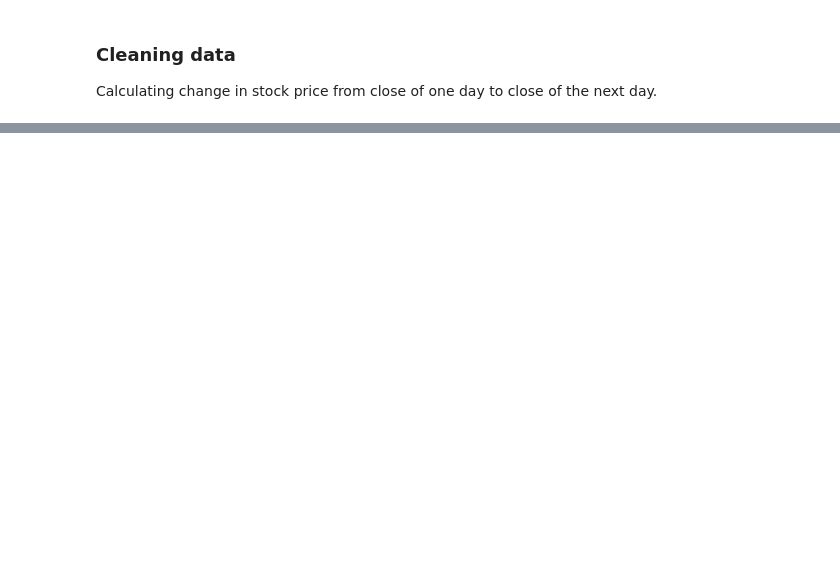
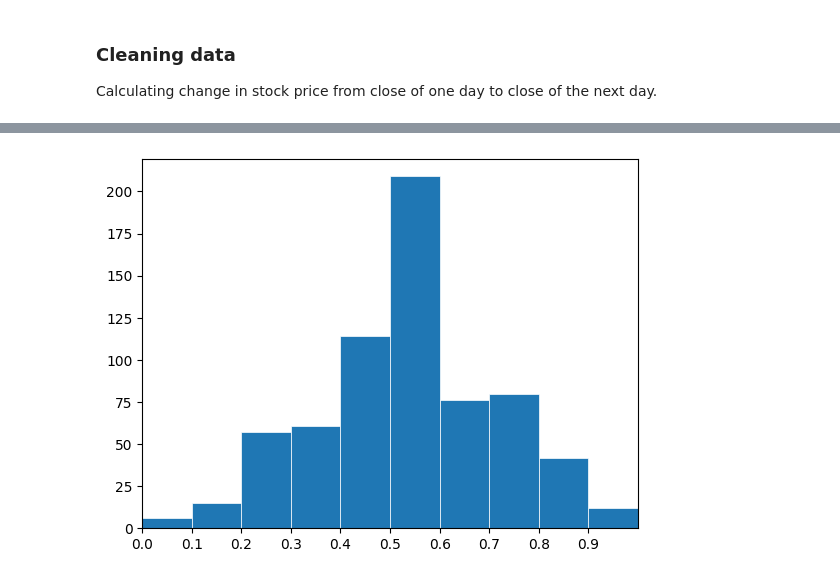
Before and after one commit to GoneSahlin/PutAnalysis, a Jupyter notebook: analysis.ipynb, the cells around one changed output, grey strips where cells are left out. Saved outputs shown, nothing was run; the diff lists cells and outputs as text; code cells hidden in the pictures; blank space fills up the shorter version.

Commit message:
started visualizations

```diff
--- a/analysis.ipynb
+++ b/analysis.ipynb
@@ -45,0 +64,19 @@ KeyError: 'Date'
+# %%
+importlib.reload(utils)
+
+patterns = utils.generate_possible_patterns(df)
+
+evaluation_dict = {"pattern": [], "days_decreased": [], "days_total": [], "mean": [], "stdev": []}
+for pattern in patterns:
+  days_decreased, mean, stdev = utils.evaluate_pattern(pattern, df)
+  days_total = len(pattern)
+
+  evaluation_dict["pattern"].append(pattern)
+  evaluation_dict["days_decreased"].append(days_decreased)
+  evaluation_dict["days_total"].append(days_total)
+  evaluation_dict["mean"].append(mean)
+  evaluation_dict["stdev"].append(stdev)
+
+evaluation_df = pd.DataFrame(evaluation_dict)
+
+evaluation_df
@@ -45,0 +101,3 @@ KeyError: 'Date'
+# %%
+evaluation_df = evaluation_df[evaluation_df["pattern"].apply(len) >= 4]
+evaluation_df
@@ -45,0 +124,14 @@ KeyError: 'Date'
+# %%
+# organize data
+x = (evaluation_df["days_decreased"] / evaluation_df["days_total"]).to_list()
+
+# plot:
+fig, ax = plt.subplots()
+
+ax.hist(x, bins=10, linewidth=0.5, edgecolor="white")
+
+ax.set(xlim=(0, 1), xticks=np.arange(0, 1, .1))
+
+plt.show()
+# %% [output]
+[figure, added]
```
Also changed, not shown: parts of 10 cells of this notebook, 5 other files.
